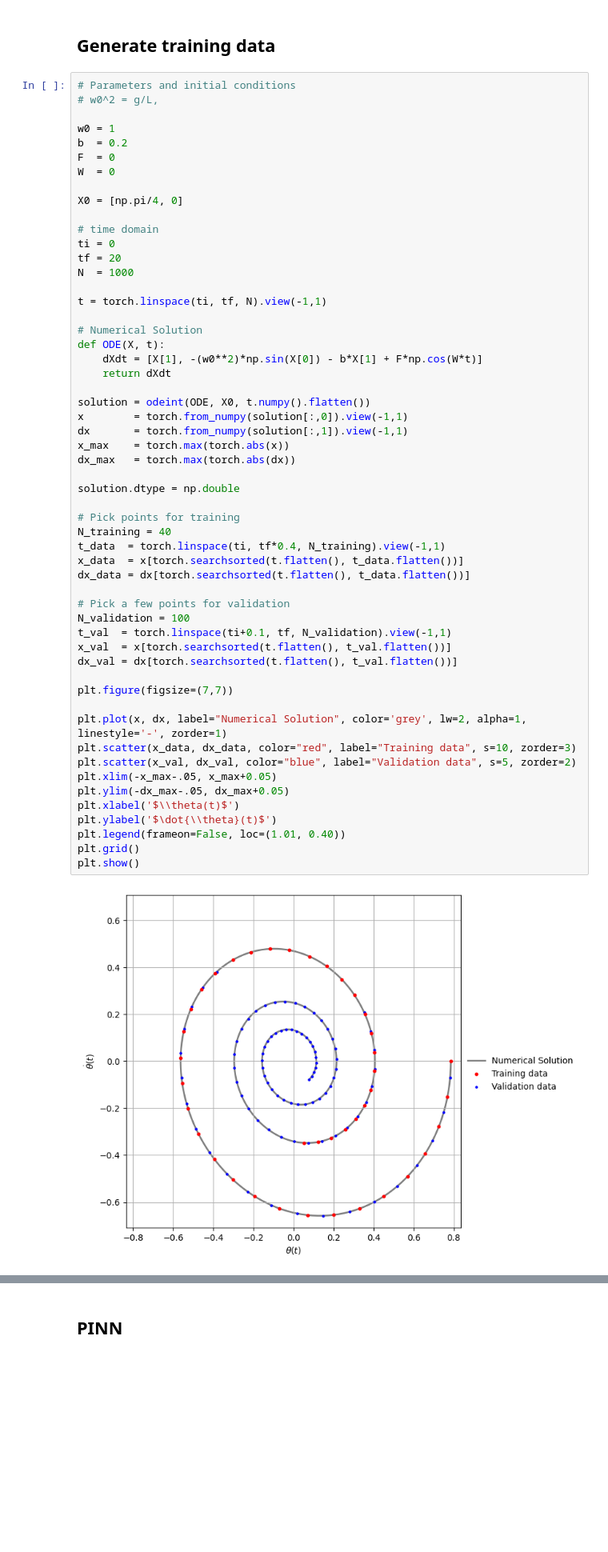
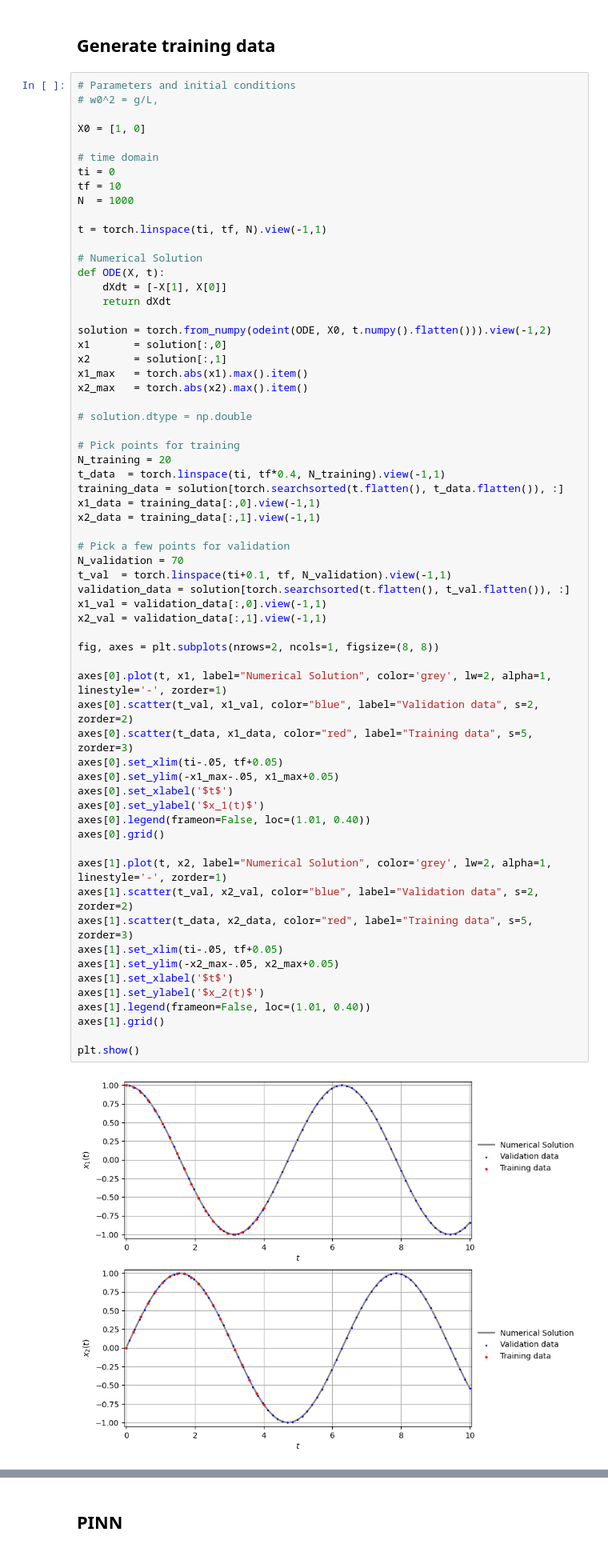
Before and after one commit to Mehdi-Haned/PINNs-Spring2025, a Jupyter notebook: systems/PINN_systems.ipynb, the cells around one changed output, grey strips where cells are left out. Shown: that part at 80% size. Drawn from its saved outputs; the diff is of its cells as text; blank space fills up the shorter version.

```diff
--- a/systems/PINN_systems.ipynb
+++ b/systems/PINN_systems.ipynb
@@ -32,57 +16,65 @@ from scipy.integrate import odeint
 # %%
 # Parameters and initial conditions
 # w0^2 = g/L,
 
-w0 = 1
-b  = 0.2
-F  = 0
-W  = 0
-
-X0 = [np.pi/4, 0]
+X0 = [1, 0]
 
 # time domain
 ti = 0
-tf = 20
+tf = 10
 N  = 1000
 
 t = torch.linspace(ti, tf, N).view(-1,1)
 
 # Numerical Solution
 def ODE(X, t):
-    dXdt = [X[1], -(w0**2)*np.sin(X[0]) - b*X[1] + F*np.cos(W*t)]
+    dXdt = [-X[1], X[0]]
     return dXdt
 
-solution = odeint(ODE, X0, t.numpy().flatten())
-x        = torch.from_numpy(solution[:,0]).view(-1,1)
-dx       = torch.from_numpy(solution[:,1]).view(-1,1)
-x_max    = torch.max(torch.abs(x))
-dx_max   = torch.max(torch.abs(dx))
+solution = torch.from_numpy(odeint(ODE, X0, t.numpy().flatten())).view(-1,2)
+x1       = solution[:,0]
+x2       = solution[:,1]
+x1_max   = torch.abs(x1).max().item()
+x2_max   = torch.abs(x2).max().item()
 
-solution.dtype = np.double
+# solution.dtype = np.double
 
 # Pick points for training
-N_training = 40
+N_training = 20
 t_data  = torch.linspace(ti, tf*0.4, N_training).view(-1,1)
-x_data  = x[torch.searchsorted(t.flatten(), t_data.flatten())]
-dx_data = dx[torch.searchsorted(t.flatten(), t_data.flatten())]
+training_data = solution[torch.searchsorted(t.flatten(), t_data.flatten()), :]
+x1_data = training_data[:,0].view(-1,1)
+x2_data = training_data[:,1].view(-1,1)
 
 # Pick a few points for validation
-N_validation = 100
+N_validation = 70
 t_val  = torch.linspace(ti+0.1, tf, N_validation).view(-1,1)
-x_val  = x[torch.searchsorted(t.flatten(), t_val.flatten())]
-dx_val = dx[torch.searchsorted(t.flatten(), t_val.flatten())]
+validation_data = solution[torch.searchsorted(t.flatten(), t_val.flatten()), :]
+x1_val = validation_data[:,0].view(-1,1)
+x2_val = validation_data[:,1].view(-1,1)
 
-plt.figure(figsize=(7,7))
+fig, axes = plt.subplots(nrows=2, ncols=1, figsize=(8, 8))
 
-plt.plot(x, dx, label="Numerical Solution", color='grey', lw=2, alpha=1, linestyle='-', zorder=1)
-plt.scatter(x_data, dx_data, color="red", label="Training data", s=10, zorder=3)
-plt.scatter(x_val, dx_val, color="blue", label="Validation data", s=5, zorder=2)
-plt.xlim(-x_max-.05, x_max+0.05)
-plt.ylim(-dx_max-.05, dx_max+0.05)
-plt.xlabel('$\\theta(t)$')
-plt.ylabel('$\dot{\\theta}(t)$')
-plt.legend(frameon=False, loc=(1.01, 0.40))
-plt.grid()
+axes[0].plot(t, x1, label="Numerical Solution", color='grey', lw=2, alpha=1, linestyle='-', zorder=1)
+axes[0].scatter(t_val, x1_val, color="blue", label="Validation data", s=2, zorder=2)
+axes[0].scatter(t_data, x1_data, color="red", label="Training data", s=5, zorder=3)
+axes[0].set_xlim(ti-.05, tf+0.05)
+axes[0].set_ylim(-x1_max-.05, x1_max+0.05)
+axes[0].set_xlabel('$t$')
+axes[0].set_ylabel('$x_1(t)$')
+axes[0].legend(frameon=False, loc=(1.01, 0.40))
+axes[0].grid()
+
+axes[1].plot(t, x2, label="Numerical Solution", color='grey', lw=2, alpha=1, linestyle='-', zorder=1)
+axes[1].scatter(t_val, x2_val, color="blue", label="Validation data", s=2, zorder=2)
+axes[1].scatter(t_data, x2_data, color="red", label="Training data", s=5, zorder=3)
+axes[1].set_xlim(ti-.05, tf+0.05)
+axes[1].set_ylim(-x2_max-.05, x2_max+0.05)
+axes[1].set_xlabel('$t$')
+axes[1].set_ylabel('$x_2(t)$')
+axes[1].legend(frameon=False, loc=(1.01, 0.40))
+axes[1].grid()
+
 plt.show()
 # %% [output]
-[figure, old version]
+[figure, new version]
```
Also changed, not shown: parts of 6 cells of this notebook.
